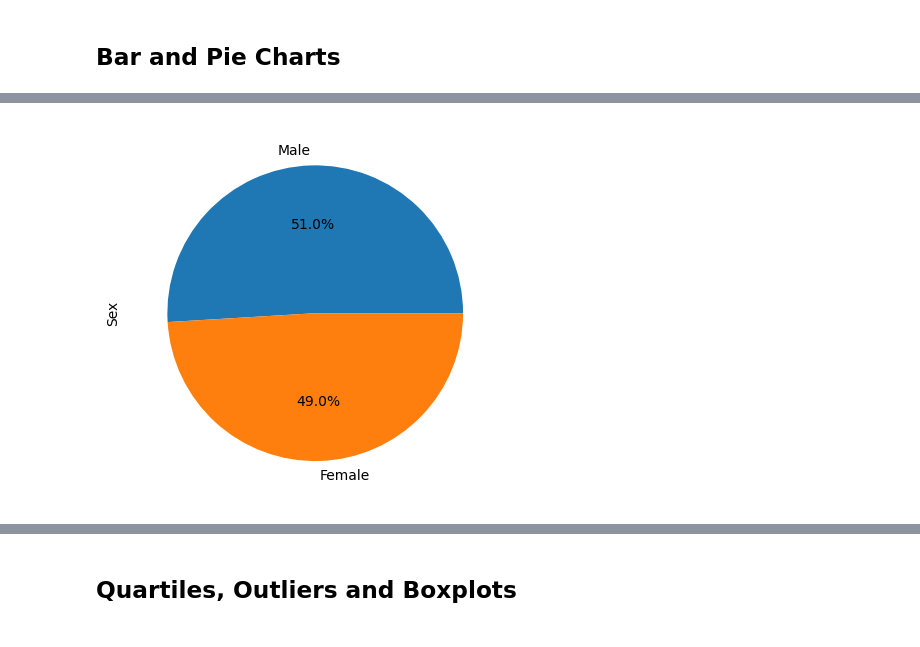
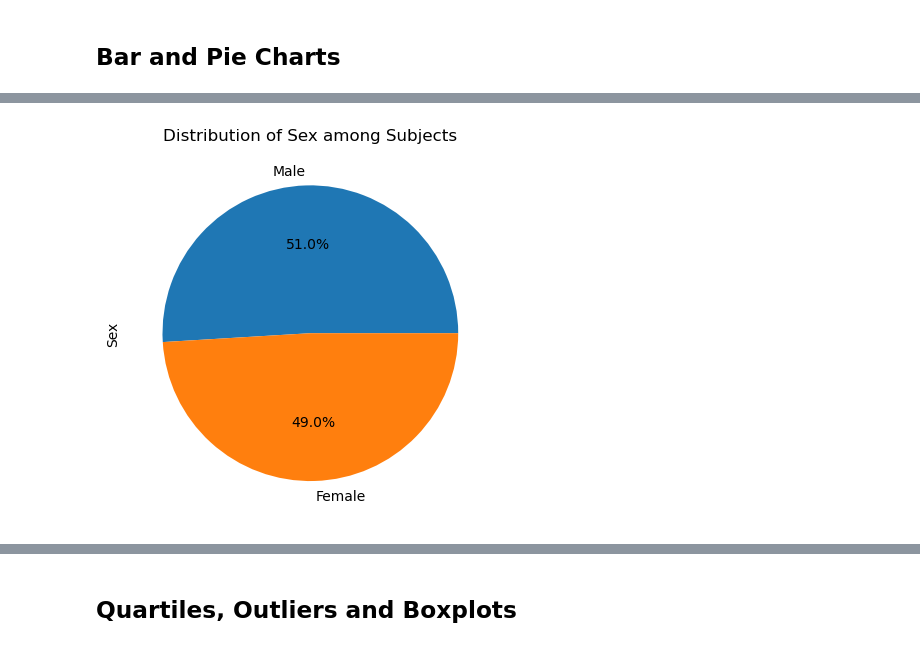
Before and after one commit to CJunger/Plot_Pymaceuticals, a Jupyter notebook: pymaceuticals_starter.ipynb, the cells around one changed output, grey strips where cells are left out. Cells and saved outputs as stored; diff of their text form; code cells hidden in the pictures.

```diff
--- a/pymaceuticals_starter.ipynb
+++ b/pymaceuticals_starter.ipynb
@@ -131,0 +155,12 @@ clean_combined_data.value_counts
+# %%
+# Generate a pie plot showing the distribution of female versus male mice using Pandas
+
+#show the distribution of female versus male mice in the study
+mice_sex = clean_combined_data["Sex"].value_counts()
+mice_sex
+
+clean_combined_data.value_counts("Sex").plot(kind="pie", autopct='%1.1f%%')
+plt.title("Distribution of Sex")
+plt.ylabel("Sex")
+
+plt.show()
@@ -132,4 +169,8 @@ clean_combined_data.value_counts
 # %%
-# Generate a pie plot showing the distribution of female versus male mice using Pandas
+# Generate a pie plot showing the distribution of female versus male mice using pyplot
+mice_sex.plot.pie(autopct= "%1.1f%%")
+plt.title('Distribution of Sex among Subjects')
+plt.ylabel('Sex')
+plt.show()
 # %% [output]
-[figure, old version]
+[figure, new version]
```
Also changed, not shown: parts of 15 cells of this notebook, 4 other files.
